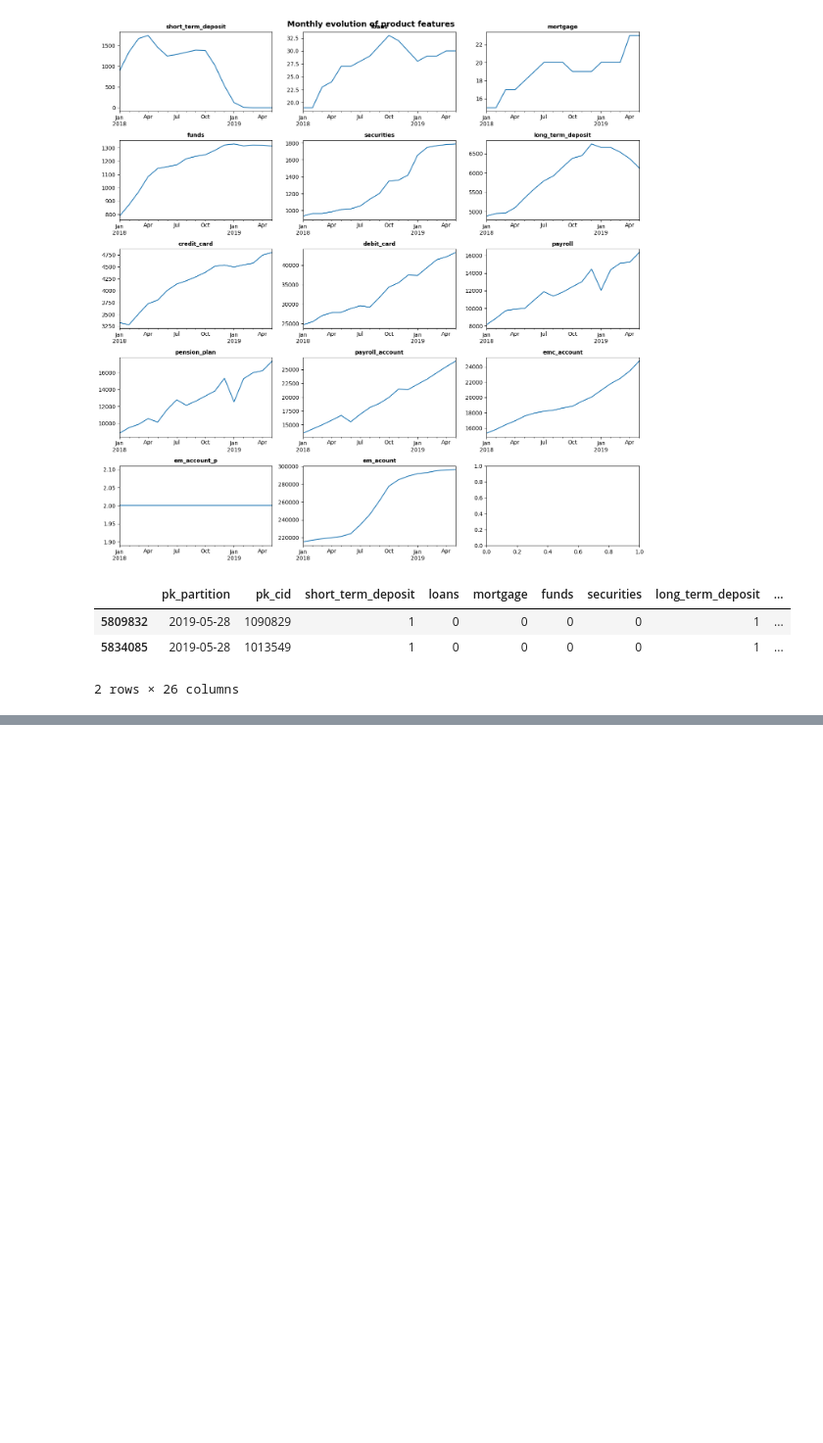
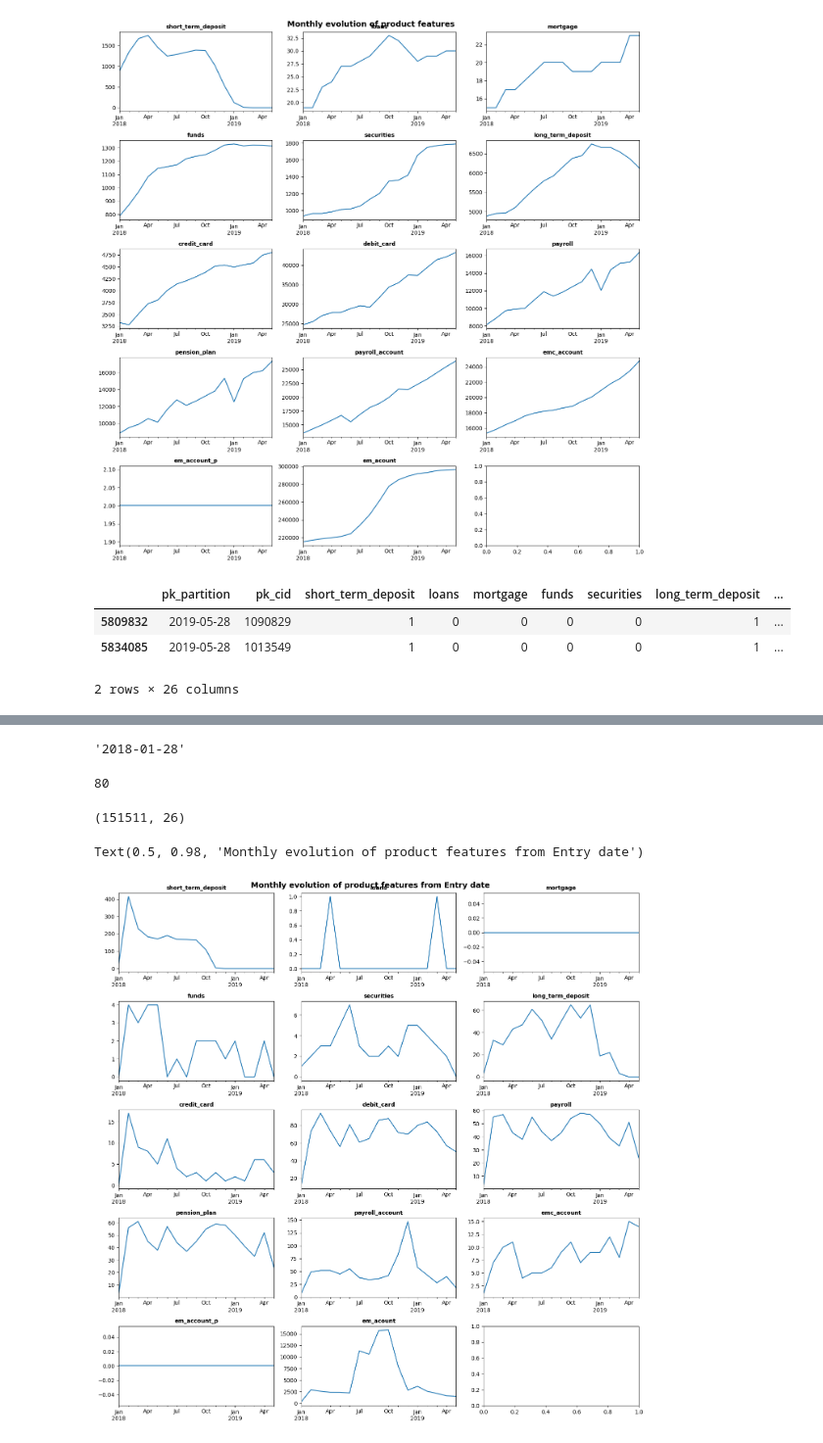
Before and after one commit to aggarcia1996/final_project_adjt, a Jupyter notebook: 02_EDA_Javier.ipynb, the cells around one changed output, grey strips where cells are left out. Shown at 98% size. Cells and saved outputs as stored; diff of their text form; code cells hidden in the pictures; blank space fills up the shorter version.

```diff
--- a/02_EDA_Javier.ipynb
+++ b/02_EDA_Javier.ipynb
@@ -667,0 +668,2 @@ df.loc[(df['short_term_deposit']==1)&(df['pk_partition']=='2019-05-28')]
+# %%
+check_dates_df = df.loc[df['entry_date']>='2018-01-28'].copy()
@@ -667,0 +678,34 @@ df.loc[(df['short_term_deposit']==1)&(df['pk_partition']=='2019-05-28')]
+# %%
+check_dates_df.set_index('entry_date', inplace=True)
+# %%
+check_dates_df['pk_partition'].min()
+# %% [output]
+'2018-01-28'
+# %%
+len(check_dates_df.loc[check_dates_df['pk_partition']=='2018-01-28','pk_cid'].unique())
+# %% [output]
+80
+# %%
+check_dates_df.drop_duplicates('pk_cid', inplace=True)
+# %%
+check_dates_df.shape
+# %% [output]
+(151511, 26)
+# %%
+# instantiate figure
+fig, axes = plt.subplots(nrows=5, ncols=3, figsize =(14,14)) #
+axes = axes.flat
+
+# plot
+for i, col in enumerate(products):
+    check_dates_df.resample('M')[col].sum().plot(ax = axes[i])
+    axes[i].set_title(col, fontsize = 10, fontweight = 'bold')
+    axes[i].set_xlabel("")
+
+# format and title
+fig.tight_layout()
+plt.subplots_adjust(top = 0.96)
+fig.suptitle('Monthly evolution of product features from Entry date', fontsize = 14, fontweight = 'bold')
+# %% [output]
+Text(0.5, 0.98, 'Monthly evolution of product features from Entry date')
+[figure, added]
```
Also changed, not shown: parts of 11 cells of this notebook.
